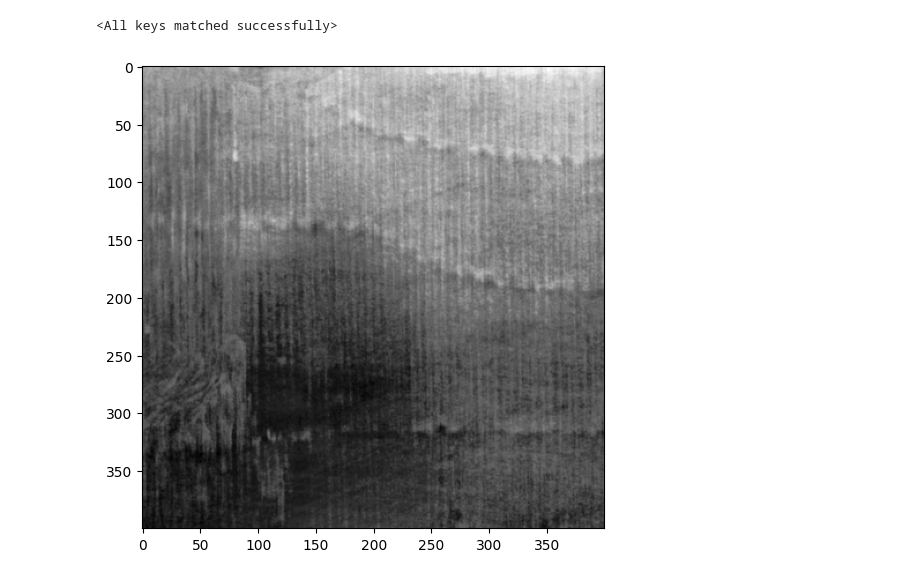
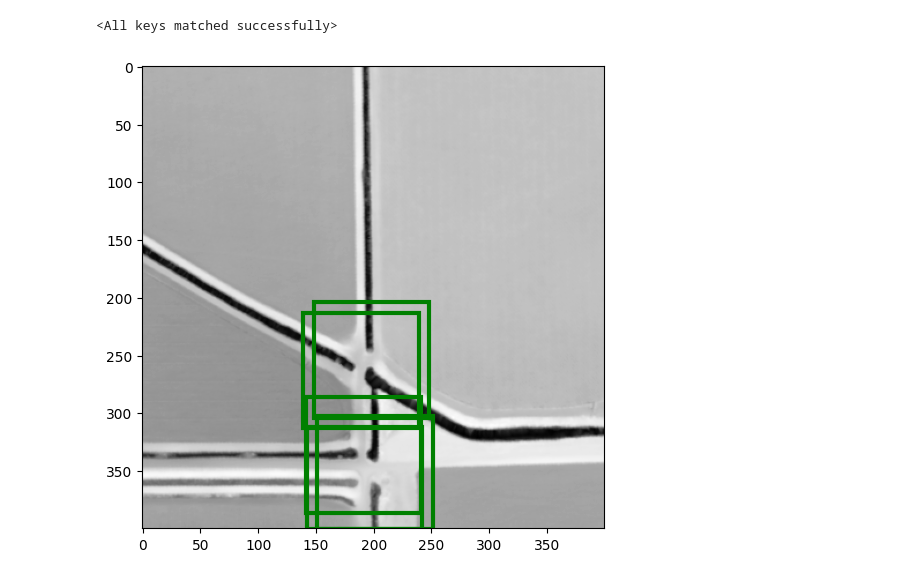
Before and after one commit to amirhnazerii/Transformer_OD_TPU, a Jupyter notebook: notebooks/visualization/visualize_dataset.ipynb, the cells around one changed output. Drawn from its saved outputs; the diff is of its cells as text; code cells hidden in the pictures.

```diff
--- a/notebooks/visualization/visualize_dataset.ipynb
+++ b/notebooks/visualization/visualize_dataset.ipynb
@@ -67,7 +66,7 @@ batch_sampler_train = torch.utils.data.BatchSampler(
 
 data_loader_train = DataLoader(dataset_train, batch_sampler=batch_sampler_train,
                                 collate_fn=utils.collate_fn, num_workers=args.num_workers)
-data_loader_val = DataLoader(dataset_val, args.batch_size, sampler=sampler_val,
+data_loader_val = DataLoader(dataset_val, 1, sampler=sampler_val,
                             drop_last=False, collate_fn=utils.collate_fn, num_workers=args.num_workers)
 # %%
 device = torch.device(args.device)
@@ -145,8 +135,8 @@ for layer in model.modules():
 # %%
-sample = next(iter(data_loader_train))
+sample = next(iter(data_loader_val))
 plot_inputs(sample)
 # %% [output]
-[figure, old version]
+[figure, new version]
 # %%
 samples, targets = sample
 samples = samples.to(device)
```
Also changed, not shown: parts of 10 cells of this notebook, 6 other files.
